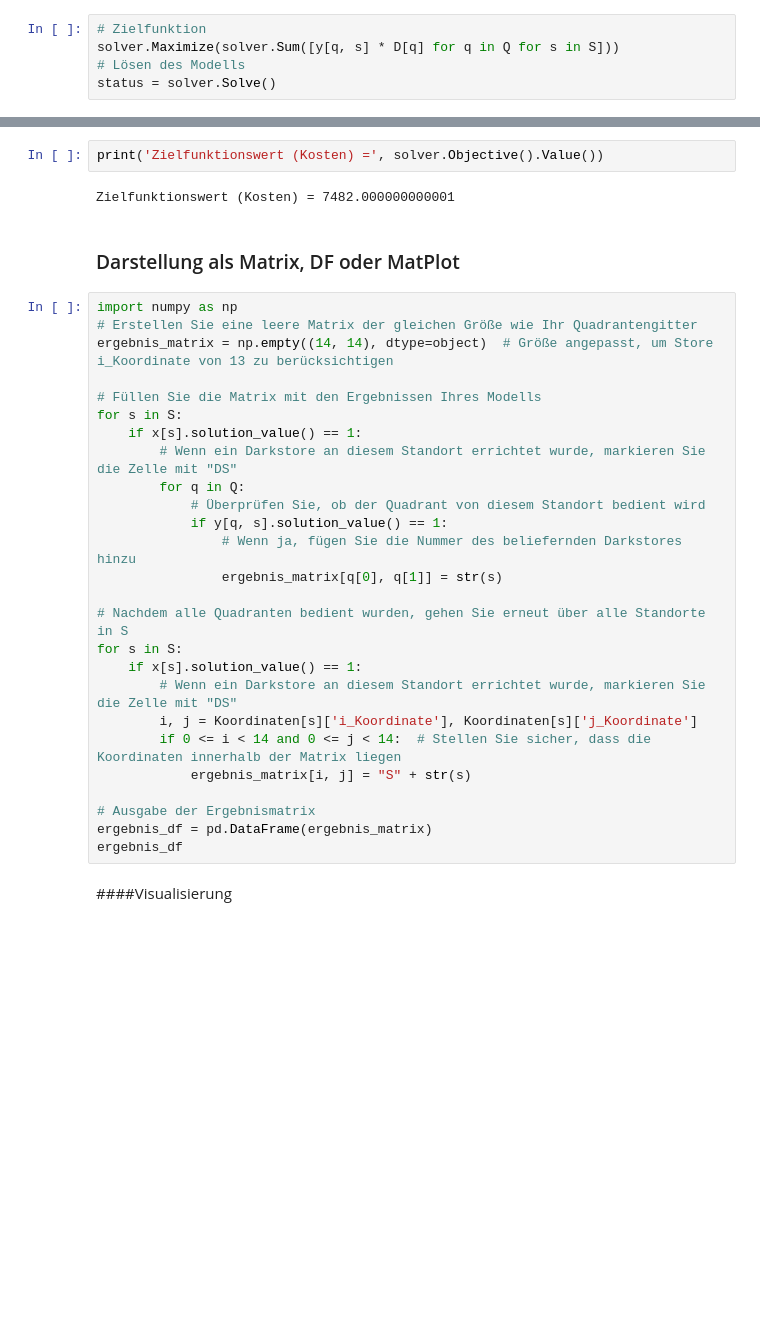
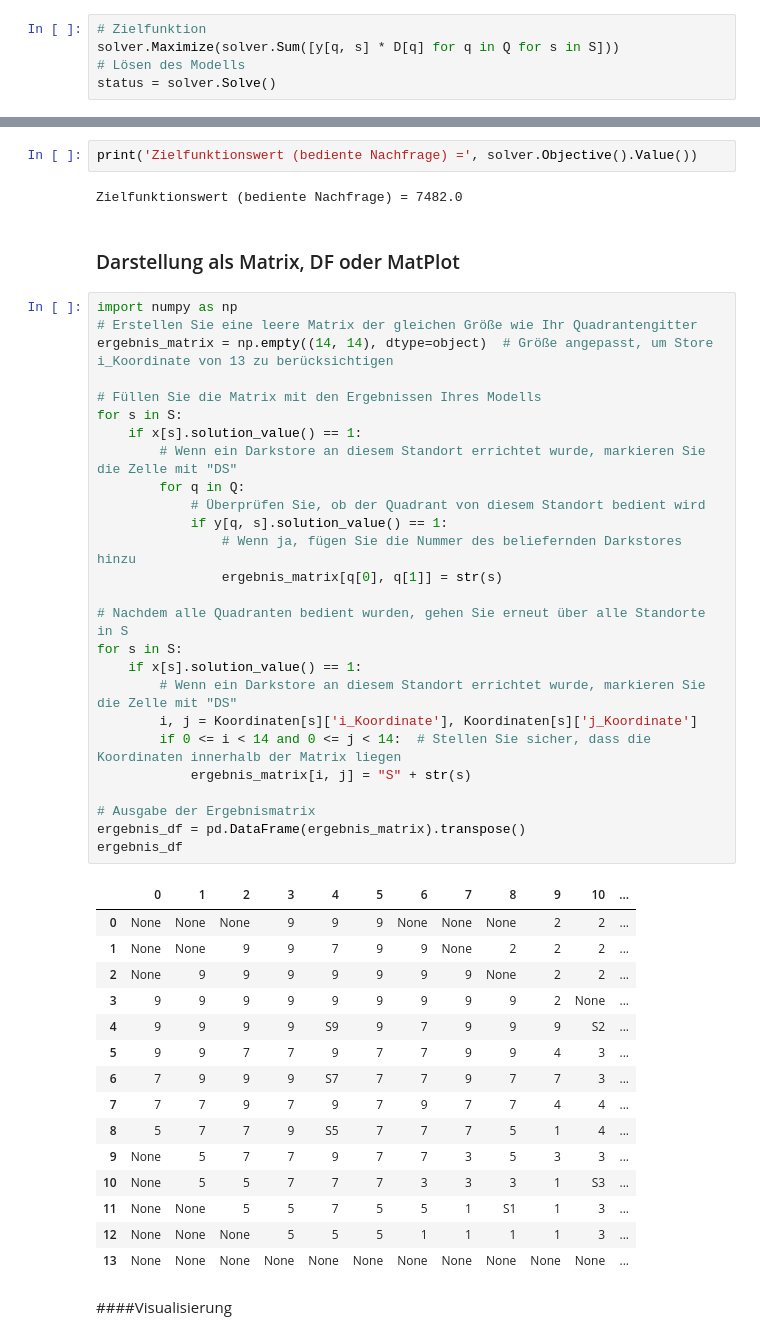
Before and after one commit to DenizY98/pydemo, a Jupyter notebook: Fallstudie.ipynb, the cells around one changed output, grey strips where cells are left out. Drawn from its saved outputs; the diff is of its cells as text; blank space fills up the shorter version.

```diff
--- a/Fallstudie.ipynb
+++ b/Fallstudie.ipynb
@@ -171,35 +173,51 @@ else:
 # %%
-print('Zielfunktionswert (Kosten) =', solver.Objective().Value())
+print('Zielfunktionswert (bediente Nachfrage) =', solver.Objective().Value())
 # %% [output]
-Zielfunktionswert (Kosten) = 7482.000000000001
+Zielfunktionswert (bediente Nachfrage) = 7482.0
 # %% [markdown]
 ### Darstellung als Matrix, DF oder MatPlot
 # %%
 import numpy as np
 # Erstellen Sie eine leere Matrix der gleichen Größe wie Ihr Quadrantengitter
 ergebnis_matrix = np.empty((14, 14), dtype=object)  # Größe angepasst, um Store i_Koordinate von 13 zu berücksichtigen
 
 # Füllen Sie die Matrix mit den Ergebnissen Ihres Modells
 for s in S:
     if x[s].solution_value() == 1:
         # Wenn ein Darkstore an diesem Standort errichtet wurde, markieren Sie die Zelle mit "DS"
         for q in Q:
             # Überprüfen Sie, ob der Quadrant von diesem Standort bedient wird
             if y[q, s].solution_value() == 1:
                 # Wenn ja, fügen Sie die Nummer des beliefernden Darkstores hinzu
                 ergebnis_matrix[q[0], q[1]] = str(s)
 
 # Nachdem alle Quadranten bedient wurden, gehen Sie erneut über alle Standorte in S
 for s in S:
     if x[s].solution_value() == 1:
         # Wenn ein Darkstore an diesem Standort errichtet wurde, markieren Sie die Zelle mit "DS"
         i, j = Koordinaten[s]['i_Koordinate'], Koordinaten[s]['j_Koordinate']
         if 0 <= i < 14 and 0 <= j < 14:  # Stellen Sie sicher, dass die Koordinaten innerhalb der Matrix liegen
             ergebnis_matrix[i, j] = "S" + str(s)
 
 # Ausgabe der Ergebnismatrix
-ergebnis_df = pd.DataFrame(ergebnis_matrix)
+ergebnis_df = pd.DataFrame(ergebnis_matrix).transpose()
 ergebnis_df
+# %% [output]
+|  | 0 | 1 | 2 | 3 | 4 | 5 | 6 | 7 | 8 | 9 | 10 | ... |
+| 0 | None | None | None | 9 | 9 | 9 | None | None | None | 2 | 2 | ... |
+| 1 | None | None | 9 | 9 | 7 | 9 | 9 | None | 2 | 2 | 2 | ... |
+| 2 | None | 9 | 9 | 9 | 9 | 9 | 9 | 9 | None | 2 | 2 | ... |
+| 3 | 9 | 9 | 9 | 9 | 9 | 9 | 9 | 9 | 9 | 2 | None | ... |
+| 4 | 9 | 9 | 9 | 9 | S9 | 9 | 7 | 9 | 9 | 9 | S2 | ... |
+| 5 | 9 | 9 | 7 | 7 | 9 | 7 | 7 | 9 | 9 | 4 | 3 | ... |
+| 6 | 7 | 9 | 9 | 9 | S7 | 7 | 7 | 9 | 7 | 7 | 3 | ... |
+| 7 | 7 | 7 | 9 | 7 | 9 | 7 | 9 | 7 | 7 | 4 | 4 | ... |
+| 8 | 5 | 7 | 7 | 9 | S5 | 7 | 7 | 7 | 5 | 1 | 4 | ... |
+| 9 | None | 5 | 7 | 7 | 9 | 7 | 7 | 3 | 5 | 3 | 3 | ... |
+| 10 | None | 5 | 5 | 7 | 7 | 7 | 3 | 3 | 3 | 1 | S3 | ... |
+| 11 | None | None | 5 | 5 | 7 | 5 | 5 | 1 | S1 | 1 | 3 | ... |
+| 12 | None | None | None | 5 | 5 | 5 | 1 | 1 | 1 | 1 | 3 | ... |
+| 13 | None | None | None | None | None | None | None | None | None | None | None | ... |
 # %% [markdown]
 ####Visualisierung
 # %%
```
Also changed, not shown: parts of 6 cells of this notebook.
